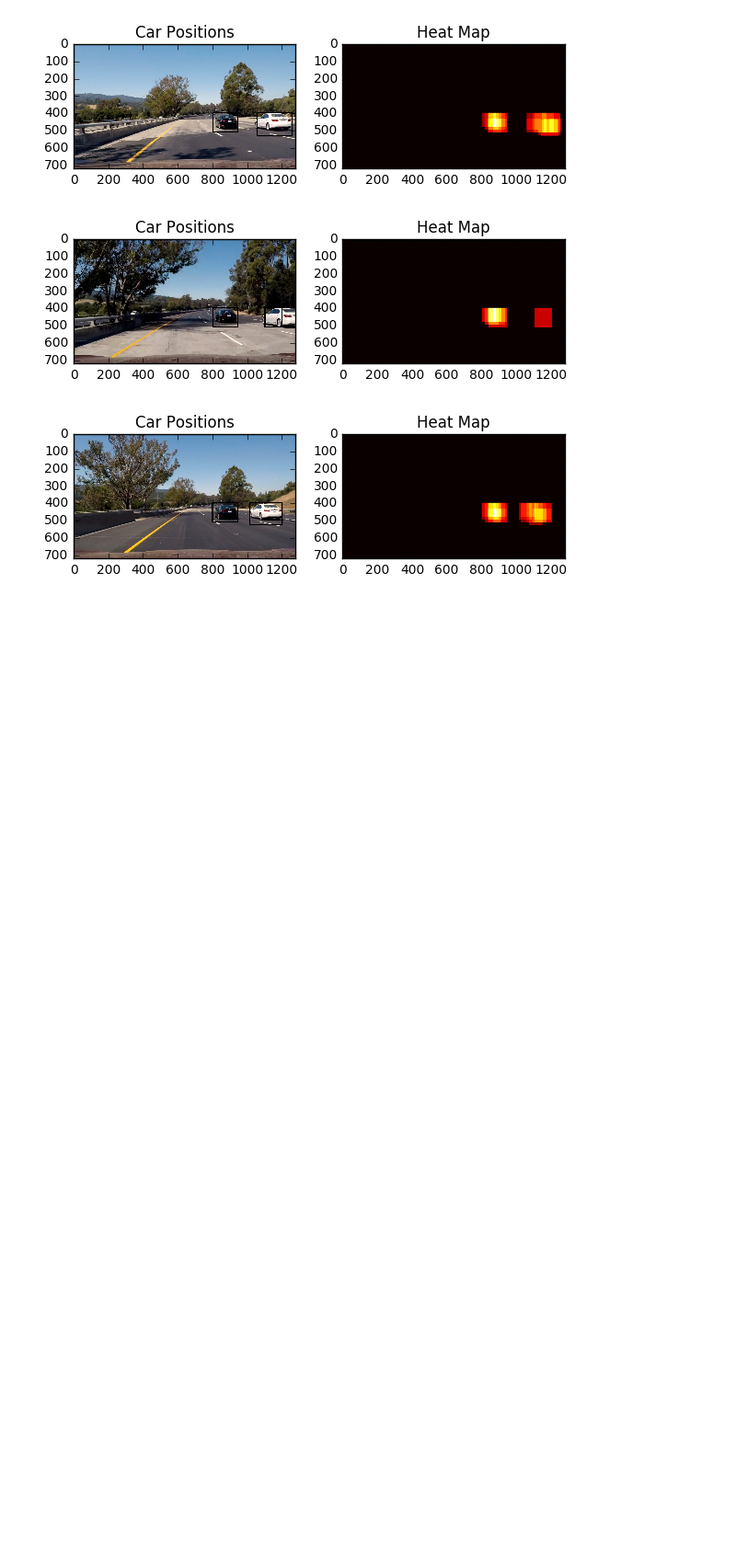
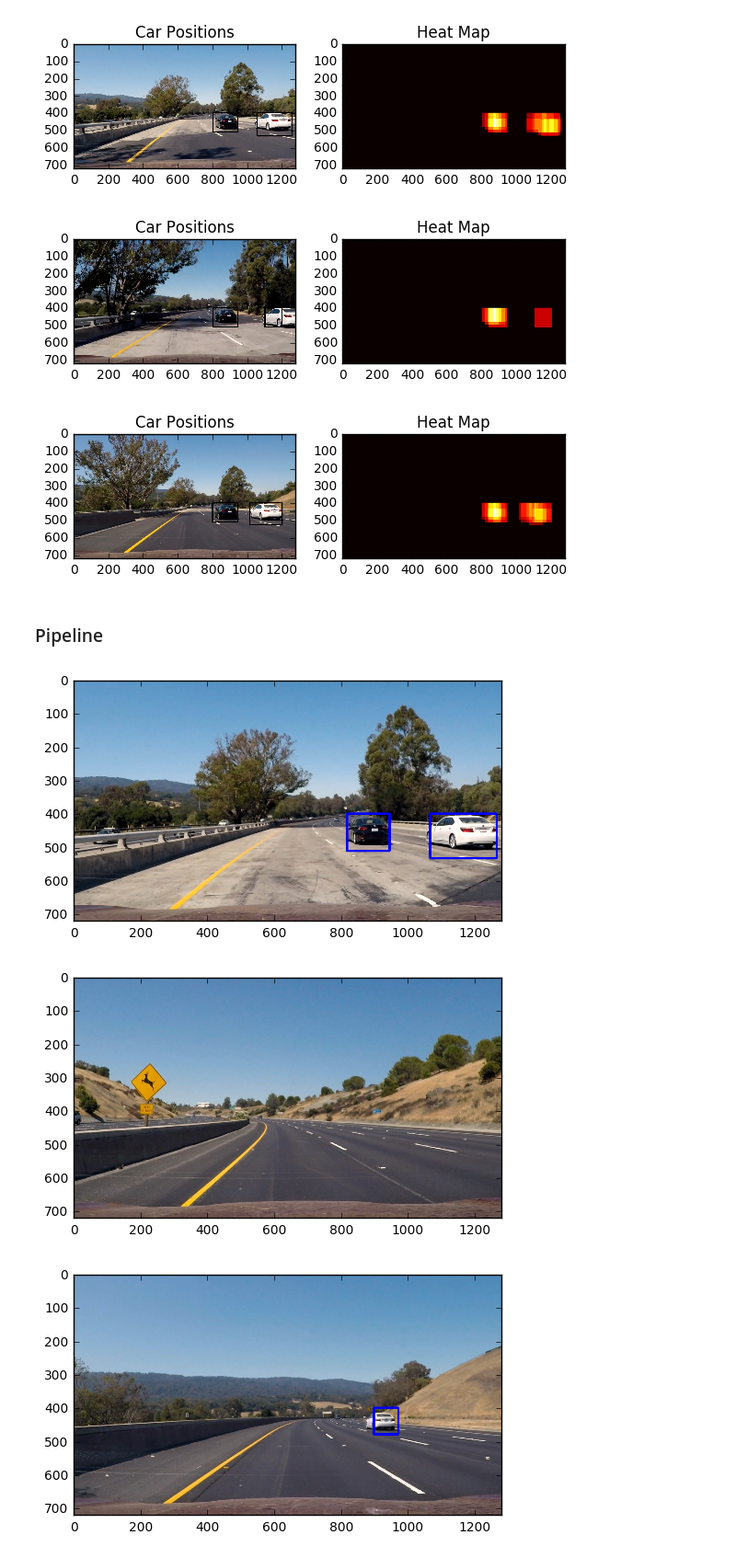
Before and after one commit to hfoffani/CarND-Vehicle-Detection, a Jupyter notebook: vehicle-detection.ipynb, the cells around one changed output. Shown at 92% size. Cells and saved outputs as stored; diff of their text form; code cells hidden in the pictures; blank space fills up the shorter version.

Commit message:
Test video works.

```diff
--- a/vehicle-detection.ipynb
+++ b/vehicle-detection.ipynb
@@ -52,6 +58,10 @@ y_start_stop = [400, 600] # Min and max in y to search in slide_window() <----
 
 slide_window_sizes = [80, 96, 112, 128, 160] # <---
 slide_window_overlap = (0.60, 0.60)  # <---
+
+out_img = 'output_images/'
+ends_smoothing = 20
+starts_smoothing = 5
 # %% [markdown]
 #### Helper Functions
 # %%
@@ -440,3 +464,71 @@ _test_search()
 [figure]
 [figure]
 [figure]
+# %% [markdown]
+### Pipeline
+# %%
+
+def pipeline(imageori, **params):
+    buffer = params['buffer']
+    min_smooth = params['min_smooth']
+    stats = params['stats']
+
+    # normalize.
+    image = imageori.astype(np.float32)/255
+
+    hot_windows = search_windows_sizes(image, slide_window_sizes,
+                            svc, X_scaler, color_space=color_space,
+                            spatial_size=spatial_size, hist_bins=hist_bins,
+                            orient=orient, pix_per_cell=pix_per_cell,
+                            cell_per_block=cell_per_block,
+                            hog_channel=hog_channel, spatial_feat=spatial_feat,
+                            hist_feat=hist_feat, hog_feat=hog_feat)
+
+    # will accumulate between frames!
+    heat = np.zeros_like(image[:,:,0]).astype(np.float)
+    # Add heat to each box in box list
+    heat = add_heat(heat, hot_windows)
+
+    # Apply threshold to help remove false positives
+    heat = apply_threshold(heat,1)
+
+    # Visualize the heatmap when displaying
+    heatmap = np.clip(heat, 0, 255)
+
+    # Find final boxes from heatmap using label function
+    labels = label(heatmap)
+    result = draw_labeled_bboxes(np.copy(imageori), labels)
+
+    return result
+
+
+params = {}
+
+def process_image(img):
+    return pipeline(img, **params)
+
+def _test_pipeline():
+    params['buffer'] = deque(maxlen=ends_smoothing)
+    # no smoothing in per frame test.
+    params['min_smooth'] = ends_smoothing
+    params['stats'] = {
+    }
+
+    files = glob.glob('test_images' + '/test*.jpg')
+    for i, imgfile in enumerate(files):
+
+        imgori = cv2.imread(imgfile)
+        imgori = cv2.cvtColor(imgori, cv2.COLOR_BGR2RGB)
+
+        result = process_image(imgori)
+
+        plt.imshow(result)
+        plt.savefig(out_img+'pipeline'+str(i)+'.png')
+        plt.show()
+
+# always test pipeline
+_test_pipeline()
+# %% [output]
+[figure, added]
+[figure, added]
+[figure, added]
```
Also changed, not shown: parts of 9 cells of this notebook, 7 other files.
